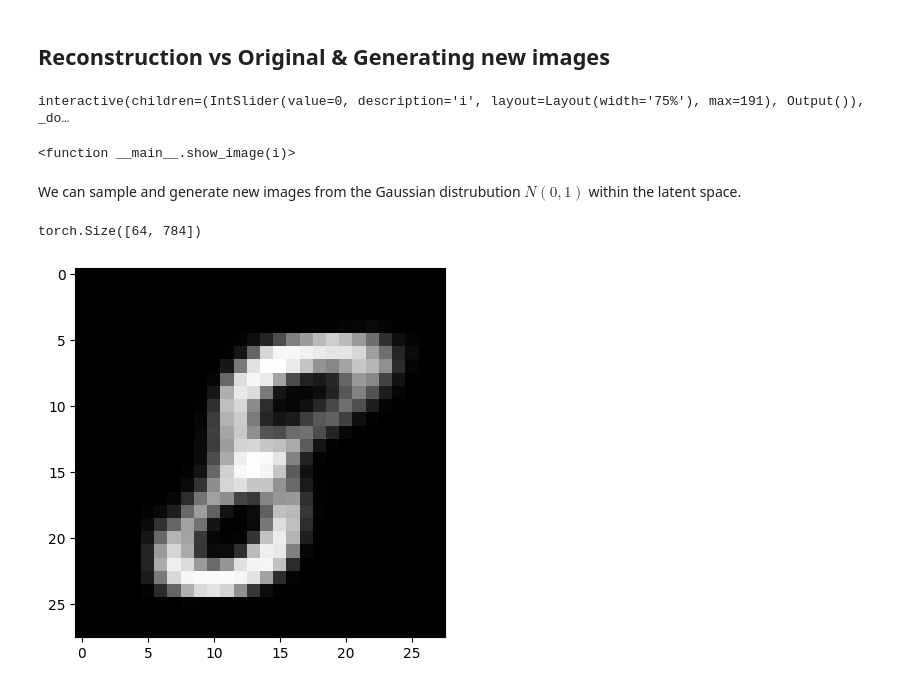
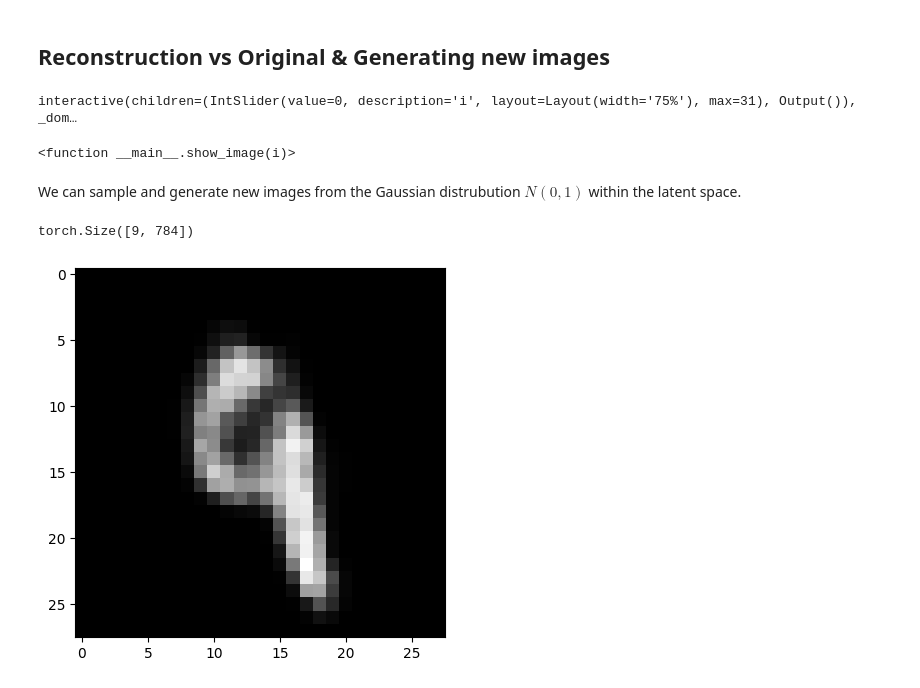
Before and after one commit to someonecantcode/VarationalAutoencoder, a Jupyter notebook: drafts/vae.ipynb, the cells around one changed output. Saved outputs shown, nothing was run; the diff lists cells and outputs as text; code cells hidden in the pictures.

Commit message:
clean up, descriptions, and proper train loop

```diff
--- a/drafts/vae.ipynb
+++ b/drafts/vae.ipynb
@@ -39,10 +36,10 @@ def read_idx1_labels(path):
     return data.astype(np.int64)
 
 def getDataLoader(split):
-    images = read_idx3_images('./train-images-idx3-ubyte') if (split == 'train') else read_idx3_images('./t10k-images-idx3-ubyte')
-    labels = read_idx1_labels('./train-labels-idx1-ubyte') if (split == 'train') else read_idx1_labels('./t10k-labels-idx1-ubyte')
+    images = read_idx3_images('data/train-images-idx3-ubyte') if (split == 'train') else read_idx3_images('data/t10k-images-idx3-ubyte')
+    labels = read_idx1_labels('data/train-labels-idx1-ubyte') if (split == 'train') else read_idx1_labels('data/t10k-labels-idx1-ubyte')
 
-    x_train = torch.tensor(images, dtype=torch.float32, device=device)
+    x_train = torch.tensor(images, dtype=torch.float32)
     y_train = torch.tensor(labels, dtype=torch.long)
     train_ds = TensorDataset(x_train, y_train)
 
@@ -162,7 +161,7 @@ def get_lr(iter):
 # %%
 model = VAE(VAEConfig()).to(device)
 #model.load_state_dict(torch.load("vaemnist.pt", weights_only=True))
-step = load_checkpoint(ckpt_path="vaemnist_31250.pt", model=model)
+step = load_checkpoint(ckpt_path="pt/vaemnist_31250.pt", model=model)
 optimizer = torch.optim.AdamW(model.parameters(), lr=model.config.lr)
 
 train_loader = getDataLoader('train')
@@ -178,11 +178,12 @@ torch.Size([10000, 784])
 # %%
 # for epoch in range(2):
 model.train()
-while (step < 30000):
+while (step < 32000):
     for batch_idx, (images, _) in enumerate(train_loader):
+
         optimizer.zero_grad(set_to_none=True)
-
         with torch.autocast(device_type=device, dtype=torch.bfloat16):
+            images = images.to(device)
             output, loss, recon_loss, kl_loss = model(images, images)
 
         loss.backward()
@@ -240,24 +231,24 @@ def show_image(i):
 
 interact(show_image, i=IntSlider(min=0, max=batch_size*(len(outputs)) - 1, layout=Layout(width='75%')))
 # %% [output]
-interactive(children=(IntSlider(value=0, description='i', layout=Layout(width='75%'), max=191), Output()), _do…
+interactive(children=(IntSlider(value=0, description='i', layout=Layout(width='75%'), max=31), Output()), _dom…
 <function __main__.show_image(i)>
 # %% [markdown]
 We can sample and generate new images from the Gaussian distrubution $N(0, 1)$ within the latent space.
 # %%
 from torchvision.utils import save_image
-total_samples = 64
+total_samples = 9
 test = torch.randn((total_samples, VAEConfig().latent_channels), device=device)
 
 with torch.no_grad():
     output = torch.sigmoid(model.decode(test))
     plt.imshow(output[0].cpu().detach().reshape(28, 28).numpy(), cmap="gray")
 
     print(output.shape)
-    save_image(output.view(total_samples, 1, 28, 28), "test.png")
+    save_image(output.view(total_samples, 1, 28, 28), "sampled.png", nrow=3)
 # %% [output]
-torch.Size([64, 784])
+torch.Size([9, 784])
-[figure, old version]
+[figure, new version]
 # %%
 import umap
 
```
Also changed, not shown: parts of 8 cells of this notebook, 20 other files.
